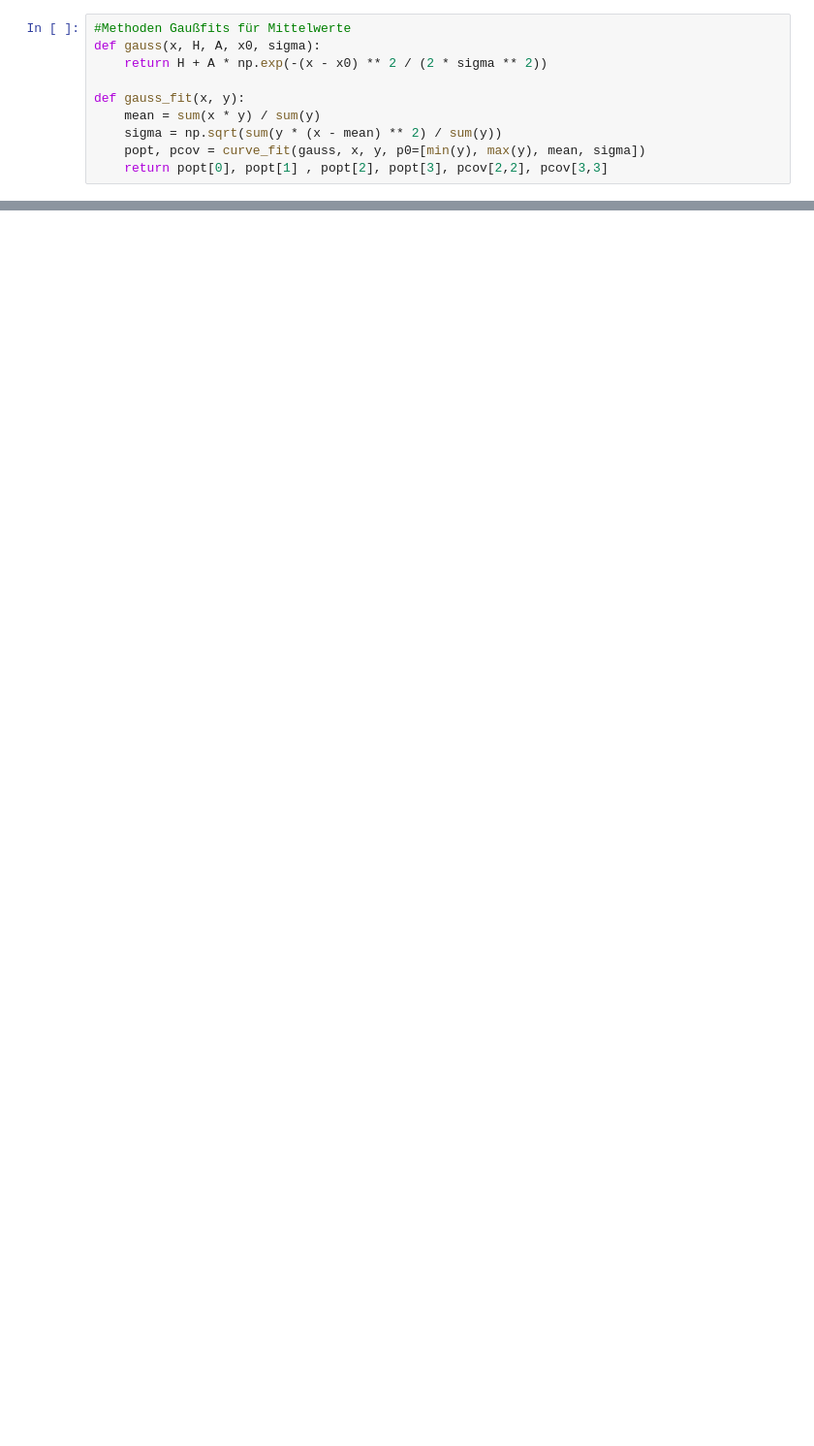
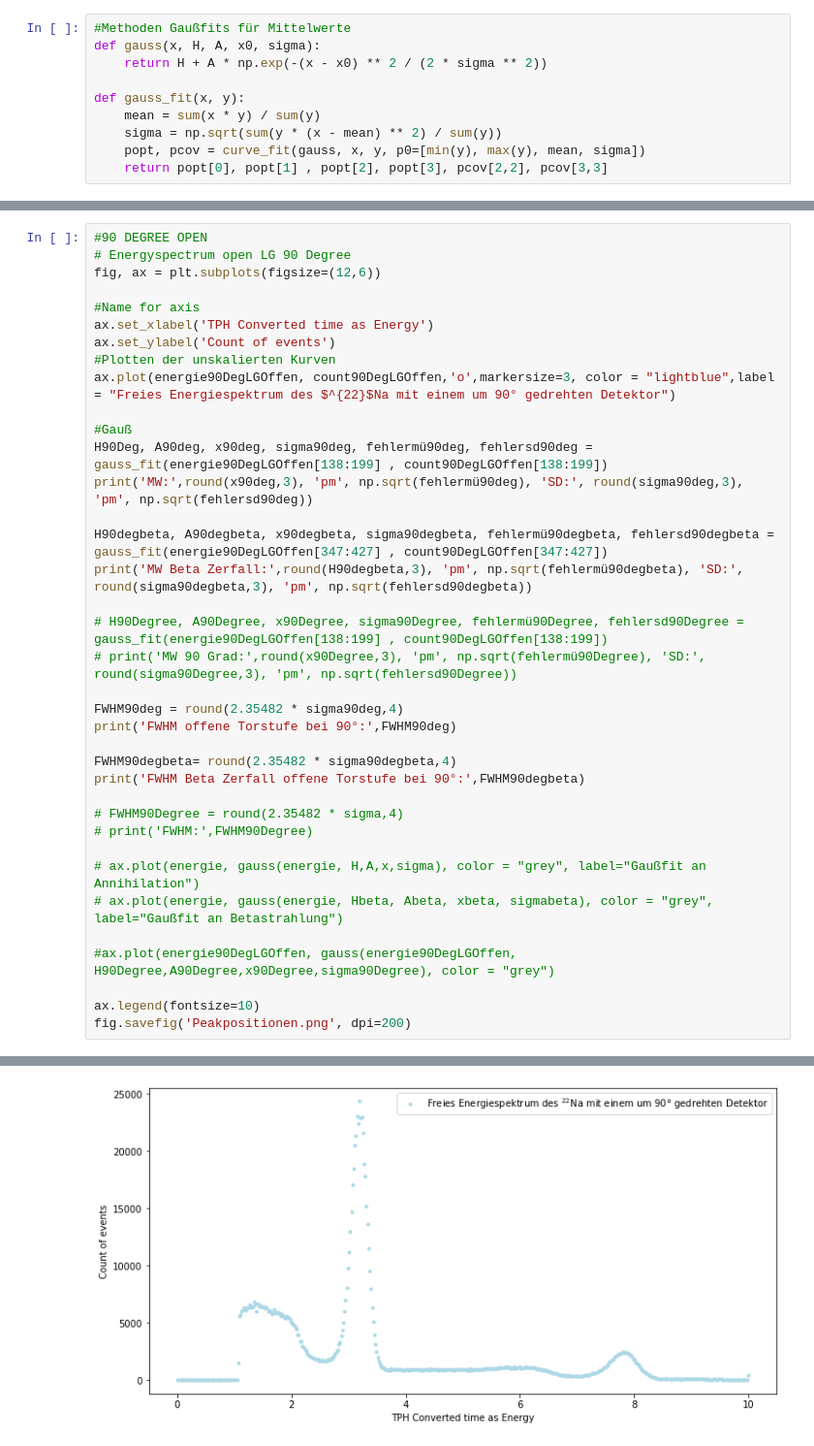
Before and after one commit to Skylake143/Fortgeschrittenenpraktikum, a Jupyter notebook: B19Koinzidenzmethoden/FreiesEnergiespektrum.ipynb, the cells around one changed output, grey strips where cells are left out. Shown at 97% size. Cells and saved outputs as stored; diff of their text form; blank space fills up the shorter version.

```diff
--- a/B19Koinzidenzmethoden/FreiesEnergiespektrum.ipynb
+++ b/B19Koinzidenzmethoden/FreiesEnergiespektrum.ipynb
@@ -43,0 +80,38 @@ FWHM: 2.3324
+# %%
+#90 DEGREE OPEN
+# Energyspectrum open LG 90 Degree
+fig, ax = plt.subplots(figsize=(12,6))
+
+#Name for axis
+ax.set_xlabel('TPH Converted time as Energy')
+ax.set_ylabel('Count of events')
+#Plotten der unskalierten Kurven
+ax.plot(energie90DegLGOffen, count90DegLGOffen,'o',markersize=3, color = "lightblue",label = "Freies Energiespektrum des $^{22}$Na mit einem um 90° gedrehten Detektor")
+
+#Gauß
+H90Deg, A90deg, x90deg, sigma90deg, fehlermü90deg, fehlersd90deg = gauss_fit(energie90DegLGOffen[138:199] , count90DegLGOffen[138:199])
+print('MW:',round(x90deg,3), 'pm', np.sqrt(fehlermü90deg), 'SD:', round(sigma90deg,3), 'pm', np.sqrt(fehlersd90deg))
+
+H90degbeta, A90degbeta, x90degbeta, sigma90degbeta, fehlermü90degbeta, fehlersd90degbeta = gauss_fit(energie90DegLGOffen[347:427] , count90DegLGOffen[347:427])
+print('MW Beta Zerfall:',round(H90degbeta,3), 'pm', np.sqrt(fehlermü90degbeta), 'SD:', round(sigma90degbeta,3), 'pm', np.sqrt(fehlersd90degbeta))
+
+# H90Degree, A90Degree, x90Degree, sigma90Degree, fehlermü90Degree, fehlersd90Degree = gauss_fit(energie90DegLGOffen[138:199] , count90DegLGOffen[138:199])
+# print('MW 90 Grad:',round(x90Degree,3), 'pm', np.sqrt(fehlermü90Degree), 'SD:', round(sigma90Degree,3), 'pm', np.sqrt(fehlersd90Degree))
+
+FWHM90deg = round(2.35482 * sigma90deg,4)
+print('FWHM offene Torstufe bei 90°:',FWHM90deg)
+
+FWHM90degbeta= round(2.35482 * sigma90degbeta,4)
+print('FWHM Beta Zerfall offene Torstufe bei 90°:',FWHM90degbeta)
+
+# FWHM90Degree = round(2.35482 * sigma,4)
+# print('FWHM:',FWHM90Degree)
+
+# ax.plot(energie, gauss(energie, H,A,x,sigma), color = "grey", label="Gaußfit an Annihilation")
+# ax.plot(energie, gauss(energie, Hbeta, Abeta, xbeta, sigmabeta), color = "grey", label="Gaußfit an Betastrahlung")
+
+#ax.plot(energie90DegLGOffen, gauss(energie90DegLGOffen, H90Degree,A90Degree,x90Degree,sigma90Degree), color = "grey")
+
+ax.legend(fontsize=10)
+fig.savefig('Peakpositionen.png', dpi=200)
+# %% [output]
@@ -43,0 +122 @@ FWHM: 2.3324
+[figure, added]
```
Also changed, not shown: parts of 9 cells of this notebook, 9 other files.
